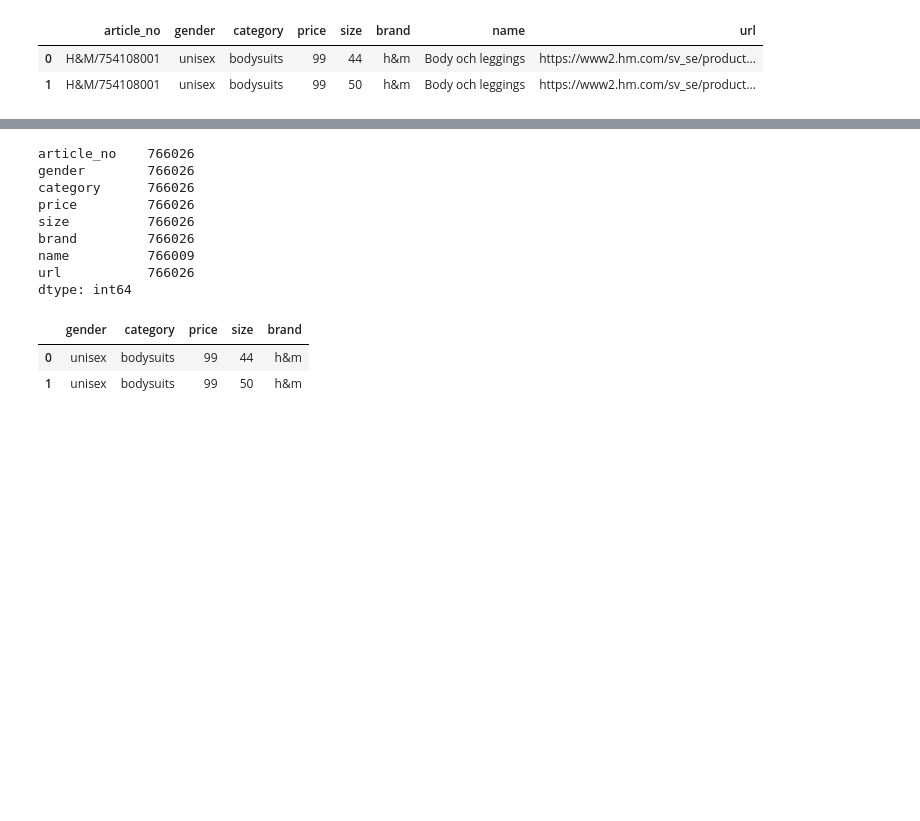
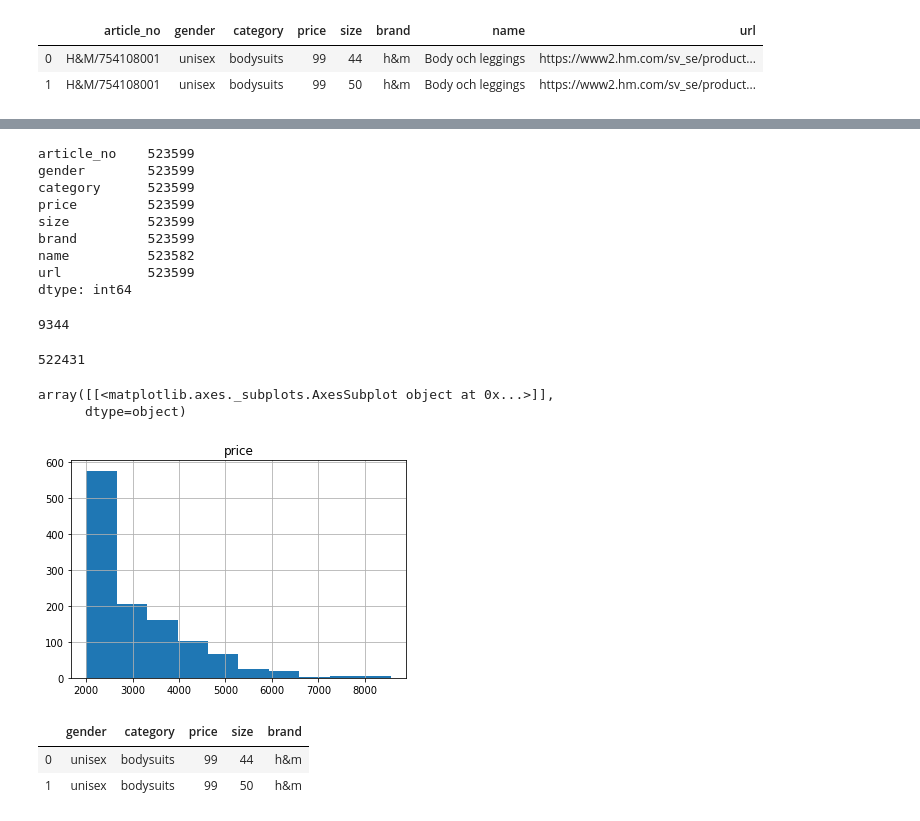
Before and after one commit to iamshirdi/ETL, a Jupyter notebook: smart_price_model.ipynb, the cells around one changed output, grey strips where cells are left out. Cells and saved outputs as stored; diff of their text form; code cells hidden in the pictures; blank space fills up the shorter version.

```diff
--- a/smart_price_model.ipynb
+++ b/smart_price_model.ipynb
@@ -38,3 +51,36 @@ df.head(2)
 |  | article_no | gender | category | price | size | brand | name | url |
 | 0 | H&M/754108001 | unisex | bodysuits | 99 | 44 | h&m | Body och leggings | https://www2.hm.com/sv_se/product... |
 | 1 | H&M/754108001 | unisex | bodysuits | 99 | 50 | h&m | Body och leggings | https://www2.hm.com/sv_se/product... |
+# %%
+df['category'].unique()
+dfs=df
+dfs['category']=dfs['category'].str.split('/').str.get(0)
+dfs['category']=dfs['category'].replace('bottoms','bottoms-pants')
+dfs['category']=dfs['category'].replace('shirts','shirts-blouses')
+dfs['category']=dfs['category'].replace('blouses','shirts-blouses')
+dfs['category']=dfs['category'].replace('tops','tops-tshirts')
+dfs['category']=dfs['category'].replace('knitwear','jumpers-knitwear')
+dfs['category']=dfs['category'].replace('jackets','coats-jackets')
+dfs['category']=dfs['category'].replace('coats','coats-jackets')
+dfs['category']=dfs['category'].replace('overalls','overalls-jumpsuits')
+dfs['category']=dfs['category'].replace('jumpsuits','overalls-jumpsuits')
+dfs['category']=dfs['category'].replace('skirts','skirts-dresses')
+dfs['category']=dfs['category'].replace('dresses','skirts-dresses')
+dfs['category']=dfs['category'].replace('kjolar','skirts-dresses')
+dfs['category']=dfs['category'].replace('shoes','footwear')
+dfs['category']=dfs['category'].replace('ögonmask','accessories')
+dfs['category']=dfs['category'].replace('pajmas','pajamas')
+dfs['category']=dfs['category'].replace('winterwear','winter-overalls')
+dfs['category']=dfs['category'].replace('winter jackets','winter-overalls')
+dfs['category']=dfs['category'].replace('ni-mini-outerwear-softshells','klader')
+dfs['category']=dfs['category'].replace('sportswear','klader')
+dfs['category']=dfs['category'].replace('badkader','klader')
+dfs['category']=dfs['category'].replace('badklader','klader')
+
+dfs['category']=dfs['category'].replace('sportklader','klader')
+dfs['category']=dfs['category'].replace('tröjor & koftor','jumpers-knitwear')
+dfs['category']=dfs['category'].replace('costumes','costume-wear')
+dfs['category']=dfs['category'].replace('costume wear','costume-wear')
+# %%
+dfs=dfs[dfs['category']!='toys']
+dfs=dfs[dfs['category']!='klader']
@@ -41,13 +94,38 @@ df.head(2)
+# %%
+dfs['brand']=dfs['brand'].replace('No Brand','no brand')
+dfs['brand']=dfs['brand'].replace('unauthorized','no brand')
+dfs['brand']=dfs['brand'].replace('nyhet! happy socks','happy socks')
+dfs['brand']=dfs['brand'].replace('nyhet! name it','name it')
+dfs['brand']=dfs['brand'].replace('nyhet! esprit','esprit')
+dfs['brand']=dfs['brand'].replace('nyhet! pippi','pippi')
+dfs['brand']=dfs['brand'].replace('nyhet! birkenstock','birkenstock')
+dfs['brand']=dfs['brand'].replace('nyhet! mini rodini','mini rodini')
+dfs['brand']=dfs['brand'].replace('nyhet! adidas originals','adidas originals')
 # %%
-df.count()
+dfs.count()
 # %% [output]
-article_no    766026
-gender        766026
-category      766026
-price         766026
-size          766026
-brand         766026
-name          766009
-url           766026
+article_no    523599
+gender        523599
+category      523599
+price         523599
+size          523599
+brand         523599
+name          523582
+url           523599
 dtype: int64
+# %%
+dfs[dfs['price']>2000].size
+# %% [output]
+9344
+# %%
+df0=dfs[dfs['price']<2000]
+df0['article_no'].count()
+# %% [output]
+522431
+# %%
+dfs[dfs['price']>2000].hist(column='price')
+# %% [output]
+array([[<matplotlib.axes._subplots.AxesSubplot object at 0x...>]],
+      dtype=object)
+[figure, added]
 # %%
```
Also changed, not shown: parts of 44 cells of this notebook.
